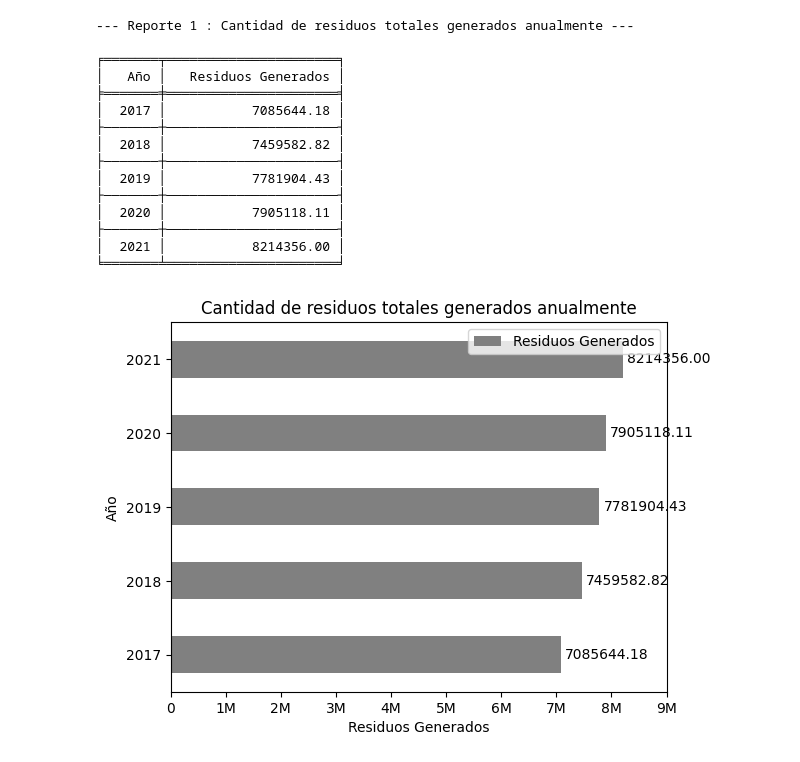
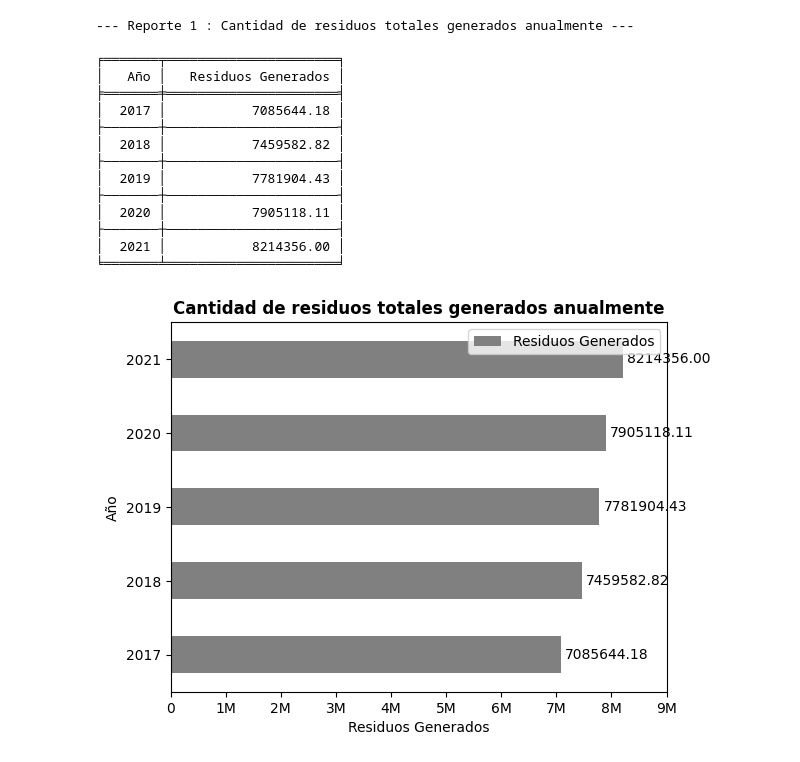
Before and after one commit to Richv83/POO-TF, a Jupyter notebook: TrabajoFinal.ipynb, the cells around one changed output. Cells and saved outputs as stored; diff of their text form; code cells hidden in the pictures.

```diff
--- a/TrabajoFinal.ipynb
+++ b/TrabajoFinal.ipynb
@@ -22,35 +22,35 @@ print(
     )
 )
 
 reporte_1_g = reporte_1.plot(kind="barh", color="grey")
-reporte_1_g.set_title("Cantidad de residuos totales generados anualmente")
+reporte_1_g.set_title("Cantidad de residuos totales generados anualmente",fontweight="bold",loc="center")
 reporte_1_g.set_xlabel("Residuos Generados")
 reporte_1_g.set_ylabel("Año")
 reporte_1_g.set_xlim(0, 9000000)
 reporte_1_g.set_xticks(
     [0, 1000000, 2000000, 3000000, 4000000, 5000000, 6000000, 7000000, 8000000, 9000000]
 )
 reporte_1_g.set_xticklabels(["0", "1M", "2M", "3M", "4M", "5M", "6M", "7M", "8M", "9M"])
 reporte_1_g.bar_label(reporte_1_g.containers[0], fmt="%.2f", padding=3)
 reporte_1_g.legend(loc="upper right")
 plt.show()
 # %% [output]
 --- Reporte 1 : Cantidad de residuos totales generados anualmente ---
 
 ╒═══════╤══════════════════════╕
 │   Año │   Residuos Generados │
 ╞═══════╪══════════════════════╡
 │  2017 │           7085644.18 │
 ├───────┼──────────────────────┤
 │  2018 │           7459582.82 │
 ├───────┼──────────────────────┤
 │  2019 │           7781904.43 │
 ├───────┼──────────────────────┤
 │  2020 │           7905118.11 │
 ├───────┼──────────────────────┤
 │  2021 │           8214356.00 │
 ╘═══════╧══════════════════════╛
-[figure, old version]
+[figure, new version]
 # %%
 reporte_2 = rg.pivot_table(index="REG_NAT", values="QRESIDUOS_MUN", aggfunc="sum")
 reporte_2.columns = ["Residuos Generados"]
```
Also changed, not shown: parts of 4 cells of this notebook.
